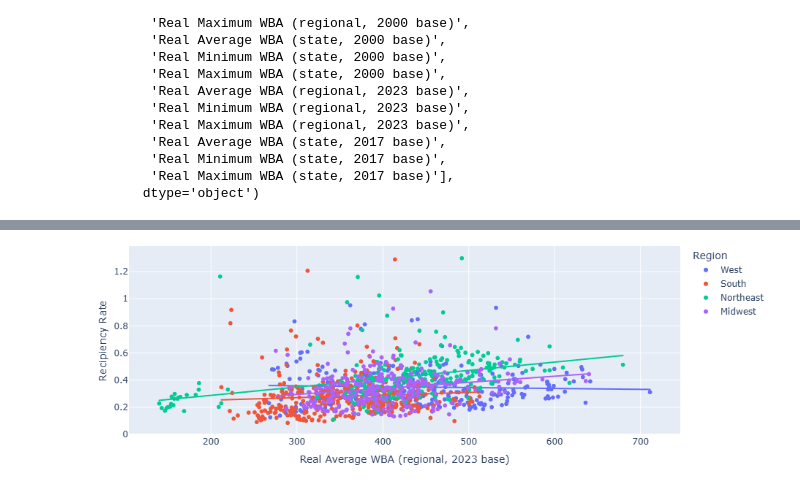
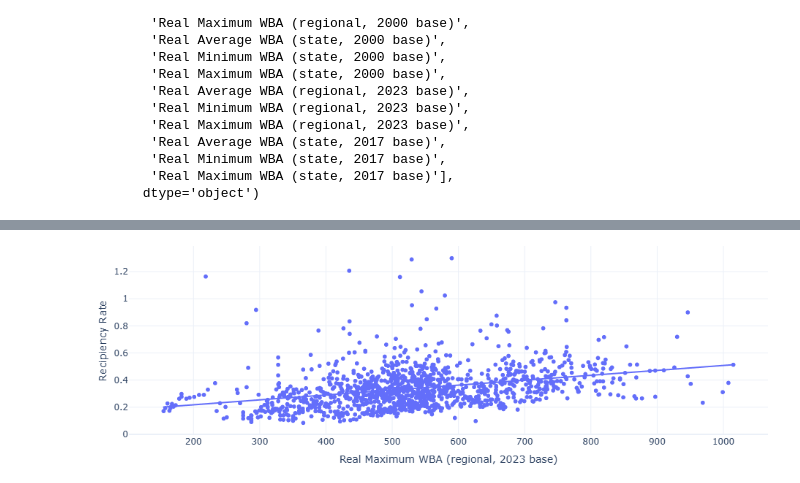
Before and after one commit to kguo12/UI-Inflation, a Jupyter notebook: UI Inflation Figures.ipynb, the cells around one changed output, grey strips where cells are left out. Cells and saved outputs as stored; diff of their text form; code cells hidden in the pictures.

Commit message:
more figures

```diff
--- a/UI Inflation Figures.ipynb
+++ b/UI Inflation Figures.ipynb
@@ -160,13 +382,12 @@ Index(['Unnamed: 0', 'Year', 'State', 'Replacement Ratio 1',
 # %%
 fig = px.scatter(data_frame = master,
-                 x = 'Real Average WBA (regional, 2023 base)',
+                 x = 'Real Maximum WBA (regional, 2023 base)',
                  y = 'Recipiency Rate',
-                 color = "Region",
                  width = 500,
                  height = 300,
                  trendline='ols')
 
 fig.update_layout(margin={"r":0,"t":0,"l":0,"b":0})
 fig.show()
 # %% [output]
-[figure, old version]
+[figure, new version]
```
Also changed, not shown: parts of 14 cells of this notebook, 4 other files.
